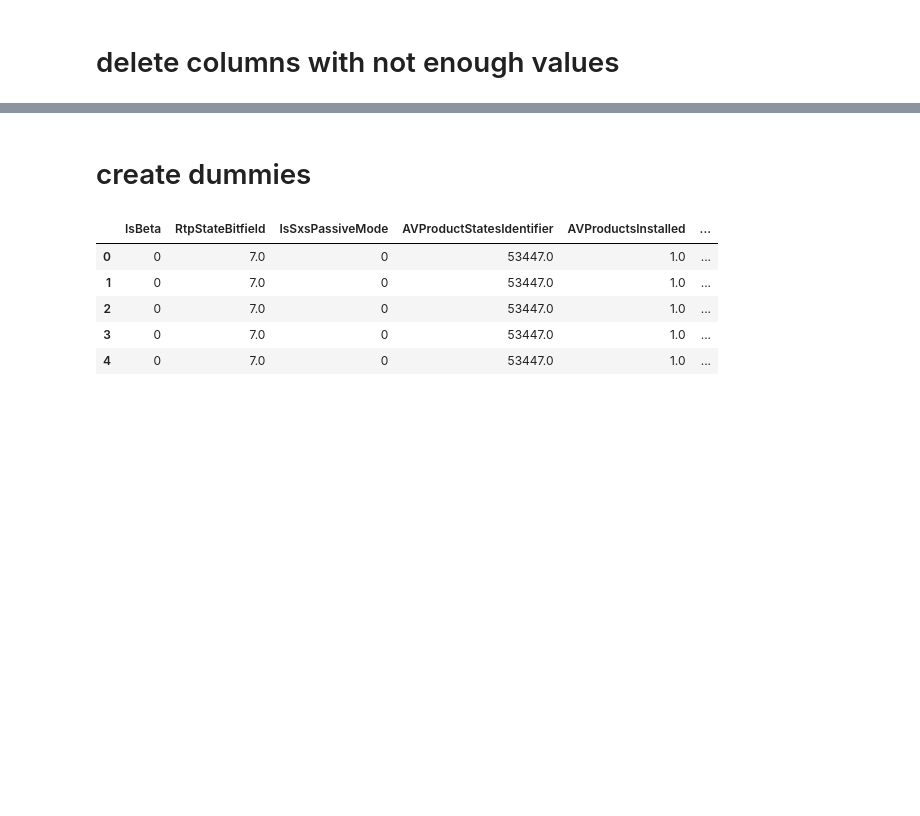
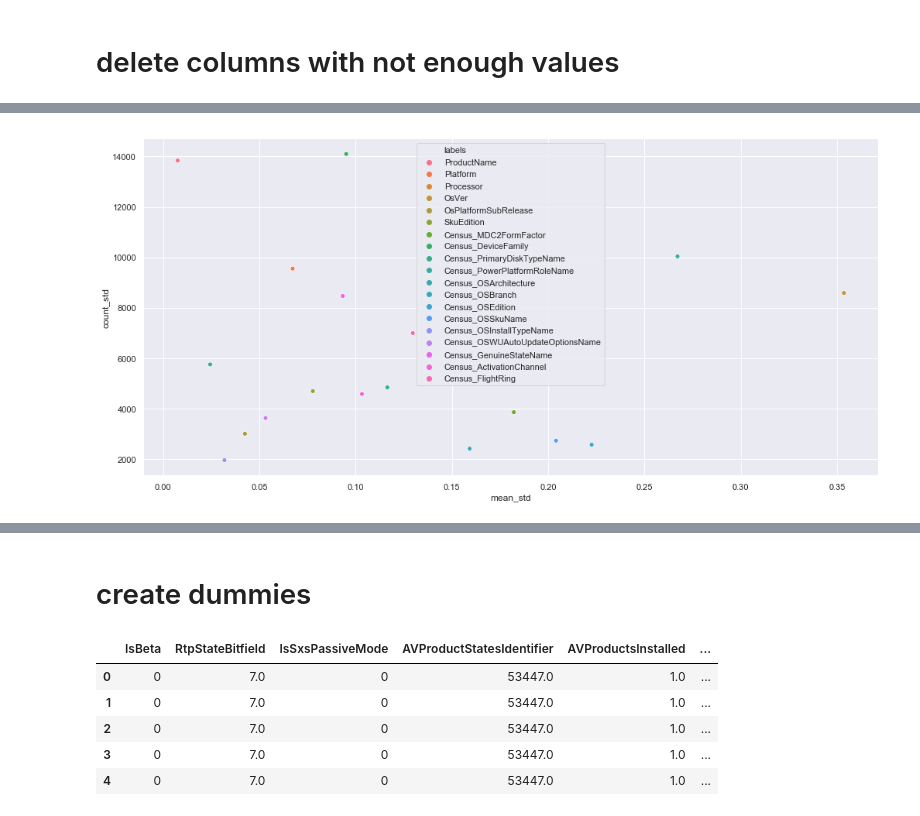
Before and after one commit to mathee/classification, a Jupyter notebook: explore.ipynb, the cells around one changed output, grey strips where cells are left out. Saved outputs shown, nothing was run; the diff lists cells and outputs as text; code cells hidden in the pictures; blank space fills up the shorter version.

```diff
--- a/explore.ipynb
+++ b/explore.ipynb
@@ -99,0 +96,29 @@ df.head(5)
+# %%
+# analyzing categorical columns: prep: grouping per categories, then
+#1 observing standard dev over mean(has detections) --> should be high, aka high deltas
+#2 observing std over count of values within the groups --> should be low, aka evenly distributed.
+
+categorical_columns =  list(df.select_dtypes(include=['object']))
+labels = []
+mean_std = []
+count_std = []
+
+for col in categorical_columns:
+    means = df[[col, "HasDetections"]].groupby(col)
+    #stds[col] = (means.mean().std().values[0], means.count().std().values[0])
+    labels.append(col)
+    mean_std.append(means.mean().std().values[0]) #--> should be high for best significance
+    count_std.append(means.count().std().values[0])  #--> should be low for best significance
+    #single_kpi = temp
+
+scatter = pd.DataFrame()
+scatter["labels"] = labels
+scatter["mean_std"] = mean_std
+scatter["count_std"] = count_std
+# %%
+import seaborn as sns; sns.set()
+import matplotlib.pyplot as plt
+plt.figure(figsize=(17, 8))
+ax = sns.scatterplot(x="mean_std", y="count_std",data=scatter, hue="labels")
+# %% [output]
+[figure, added]
```
Also changed, not shown: parts of 30 cells of this notebook, 8 other files.
